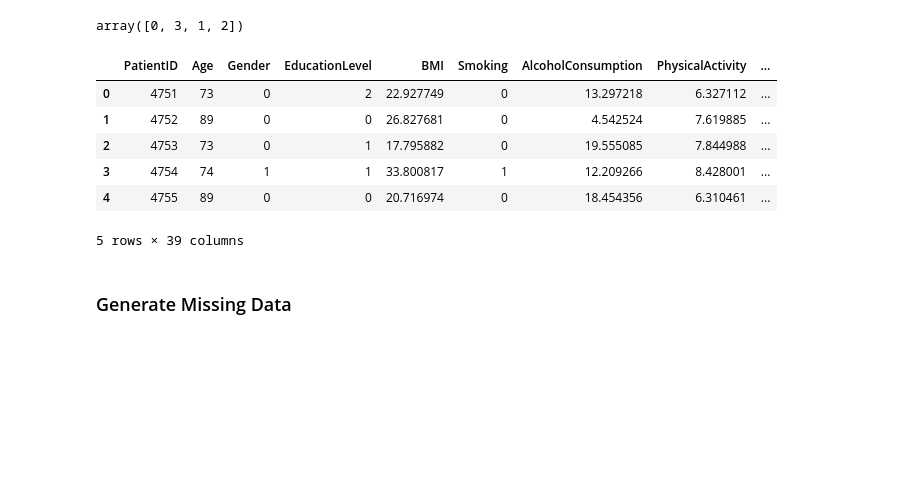
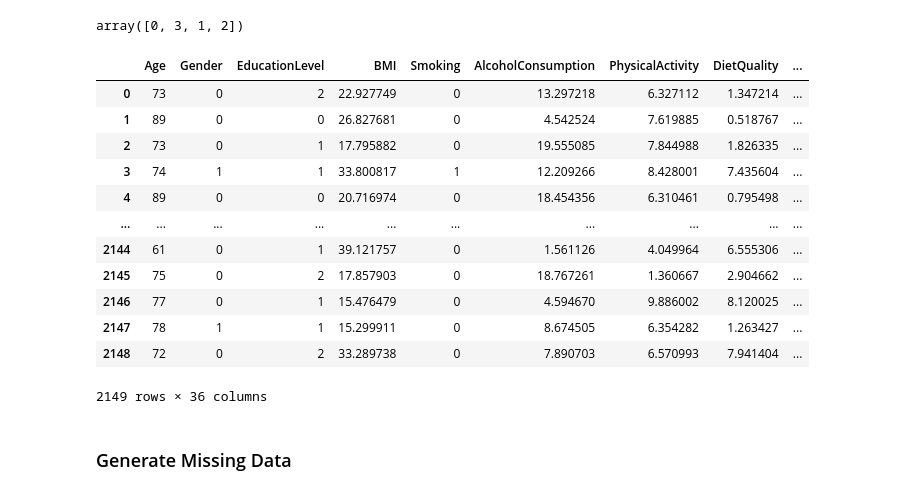
Before and after one commit to JakubDralus/advanced-machine-learning, a Jupyter notebook: project.ipynb, the cells around one changed output. Cells and saved outputs as stored; diff of their text form; code cells hidden in the pictures; blank space fills up the shorter version.

```diff
--- a/project.ipynb
+++ b/project.ipynb
@@ -540,29 +568,38 @@ plt.show()
 # %% [markdown]
 ### Encode Ethnicity
 # %%
+df = pd.read_csv('alzheimers_disease_data.csv')
+df.drop(columns=['DoctorInCharge', 'PatientID'], inplace=True)
+
 df['Ethnicity'].unique()
 # %% [output]
 array([0, 3, 1, 2])
 # %%
 mapping = {
     0: 'Caucasian',
     1: 'African American',
     2: 'Asian',
     3: 'Other'
 }
 
 df['Ethnicity'] = df['Ethnicity'].map(mapping)
 
 df_encoded = pd.get_dummies(df, columns=['Ethnicity'], dtype=int)
-df_encoded.head()
+df_encoded
 # %% [output]
-|  | PatientID | Age | Gender | EducationLevel | BMI | Smoking | AlcoholConsumption | PhysicalActivity | ... |
-| 0 | 4751 | 73 | 0 | 2 | 22.927749 | 0 | 13.297218 | 6.327112 | ... |
-| 1 | 4752 | 89 | 0 | 0 | 26.827681 | 0 | 4.542524 | 7.619885 | ... |
-| 2 | 4753 | 73 | 0 | 1 | 17.795882 | 0 | 19.555085 | 7.844988 | ... |
-| 3 | 4754 | 74 | 1 | 1 | 33.800817 | 1 | 12.209266 | 8.428001 | ... |
-| 4 | 4755 | 89 | 0 | 0 | 20.716974 | 0 | 18.454356 | 6.310461 | ... |
+|  | Age | Gender | EducationLevel | BMI | Smoking | AlcoholConsumption | PhysicalActivity | DietQuality | ... |
+| 0 | 73 | 0 | 2 | 22.927749 | 0 | 13.297218 | 6.327112 | 1.347214 | ... |
+| 1 | 89 | 0 | 0 | 26.827681 | 0 | 4.542524 | 7.619885 | 0.518767 | ... |
+| 2 | 73 | 0 | 1 | 17.795882 | 0 | 19.555085 | 7.844988 | 1.826335 | ... |
+| 3 | 74 | 1 | 1 | 33.800817 | 1 | 12.209266 | 8.428001 | 7.435604 | ... |
+| 4 | 89 | 0 | 0 | 20.716974 | 0 | 18.454356 | 6.310461 | 0.795498 | ... |
+| ... | ... | ... | ... | ... | ... | ... | ... | ... | ... |
+| 2144 | 61 | 0 | 1 | 39.121757 | 0 | 1.561126 | 4.049964 | 6.555306 | ... |
+| 2145 | 75 | 0 | 2 | 17.857903 | 0 | 18.767261 | 1.360667 | 2.904662 | ... |
+| 2146 | 77 | 0 | 1 | 15.476479 | 0 | 4.594670 | 9.886002 | 8.120025 | ... |
+| 2147 | 78 | 1 | 1 | 15.299911 | 0 | 8.674505 | 6.354282 | 1.263427 | ... |
+| 2148 | 72 | 0 | 2 | 33.289738 | 0 | 7.890703 | 6.570993 | 7.941404 | ... |
-5 rows × 39 columns
+2149 rows × 36 columns
 # %% [markdown]
 ### Generate Missing Data
 # %%
```
Also changed, not shown: parts of 23 cells of this notebook.
